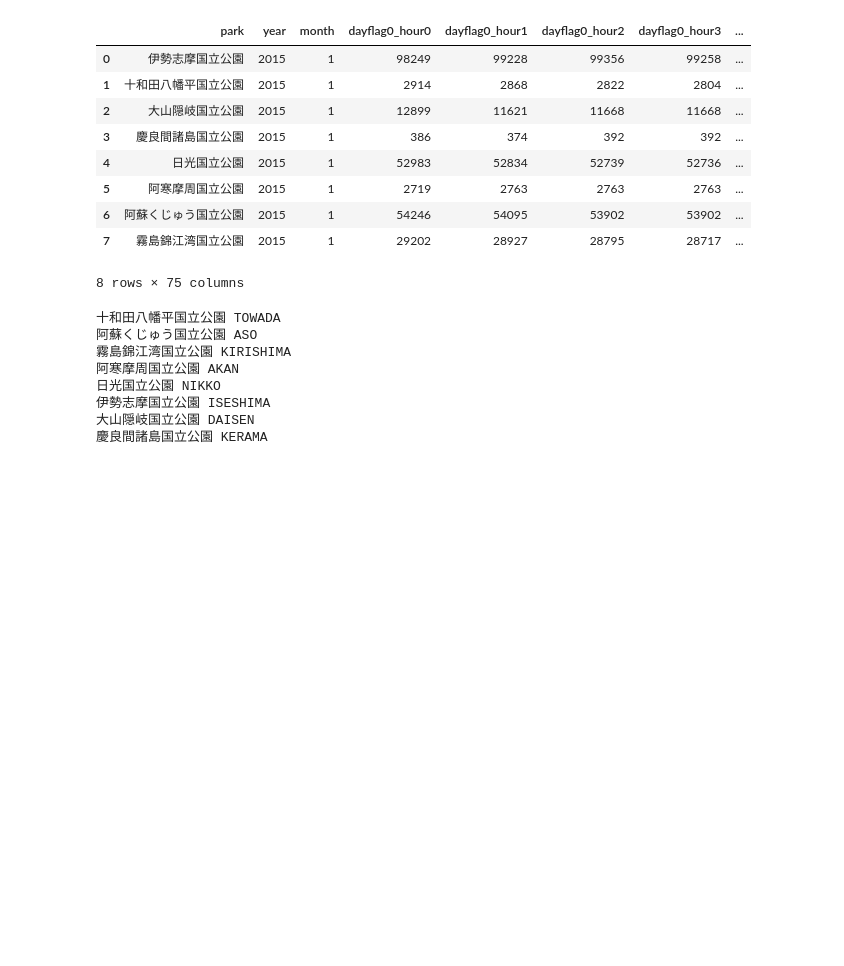
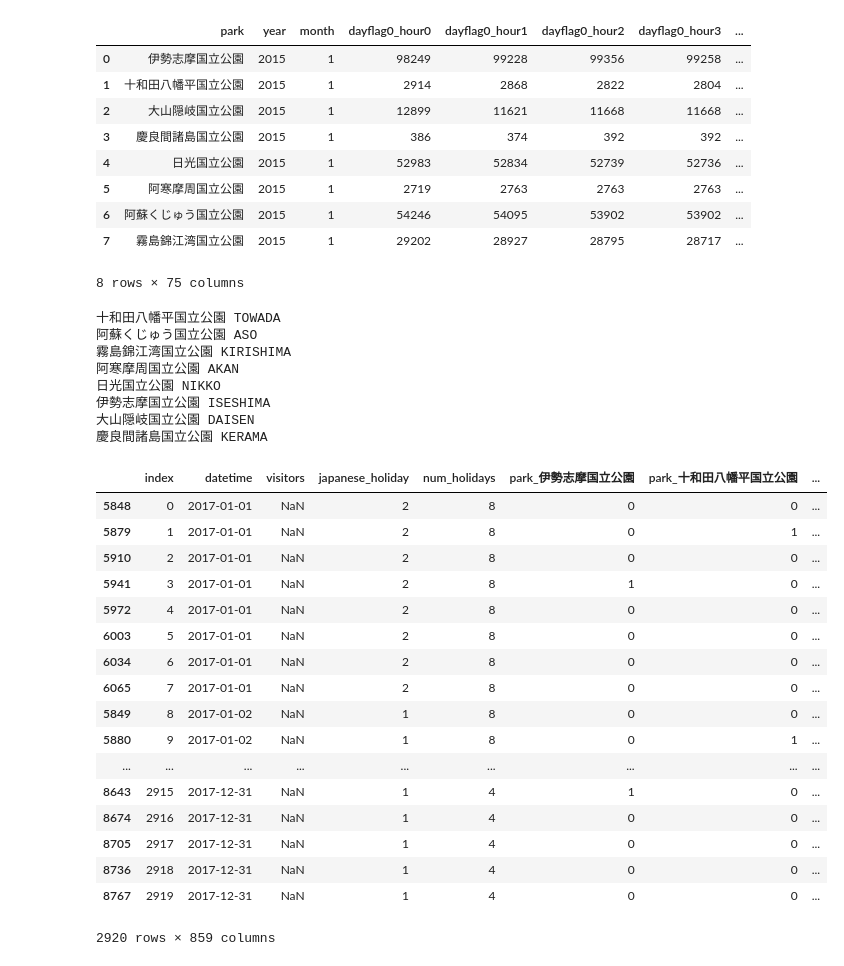
Before and after one commit to Hesene/National-Parks, a Jupyter notebook: src/EDA.ipynb, the cells around one changed output. Cells and saved outputs as stored; diff of their text form; code cells hidden in the pictures; blank space fills up the shorter version.

```diff
--- a/src/EDA.ipynb
+++ b/src/EDA.ipynb
@@ -786,3 +786,26 @@ for park, name in zip(PARKS.keys(), PARKS.values()):
 伊勢志摩国立公園 ISESHIMA
 大山隠岐国立公園 DAISEN
 慶良間諸島国立公園 KERAMA
+# %%
+test_df = loadpkl('../output/test_df.pkl')
+# %%
+test_df.sort_values('index')
+# %% [output]
+|  | index | datetime | visitors | japanese_holiday | num_holidays | park_伊勢志摩国立公園 | park_十和田八幡平国立公園 | ... |
+| 5848 | 0 | 2017-01-01 | NaN | 2 | 8 | 0 | 0 | ... |
+| 5879 | 1 | 2017-01-01 | NaN | 2 | 8 | 0 | 1 | ... |
+| 5910 | 2 | 2017-01-01 | NaN | 2 | 8 | 0 | 0 | ... |
+| 5941 | 3 | 2017-01-01 | NaN | 2 | 8 | 1 | 0 | ... |
+| 5972 | 4 | 2017-01-01 | NaN | 2 | 8 | 0 | 0 | ... |
+| 6003 | 5 | 2017-01-01 | NaN | 2 | 8 | 0 | 0 | ... |
+| 6034 | 6 | 2017-01-01 | NaN | 2 | 8 | 0 | 0 | ... |
+| 6065 | 7 | 2017-01-01 | NaN | 2 | 8 | 0 | 0 | ... |
+| 5849 | 8 | 2017-01-02 | NaN | 1 | 8 | 0 | 0 | ... |
+| 5880 | 9 | 2017-01-02 | NaN | 1 | 8 | 0 | 1 | ... |
+| ... | ... | ... | ... | ... | ... | ... | ... | ... |
+| 8643 | 2915 | 2017-12-31 | NaN | 1 | 4 | 1 | 0 | ... |
+| 8674 | 2916 | 2017-12-31 | NaN | 1 | 4 | 0 | 0 | ... |
+| 8705 | 2917 | 2017-12-31 | NaN | 1 | 4 | 0 | 0 | ... |
+| 8736 | 2918 | 2017-12-31 | NaN | 1 | 4 | 0 | 0 | ... |
+| 8767 | 2919 | 2017-12-31 | NaN | 1 | 4 | 0 | 0 | ... |
+2920 rows × 859 columns
```
Also changed, not shown: parts of 1 cell of this notebook, 2 other files.
